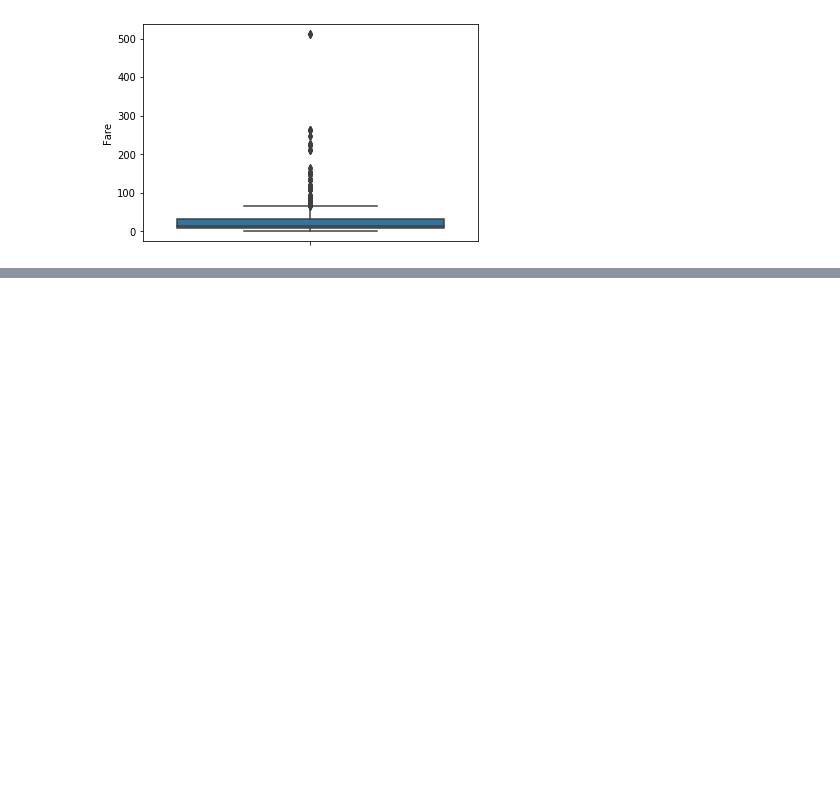
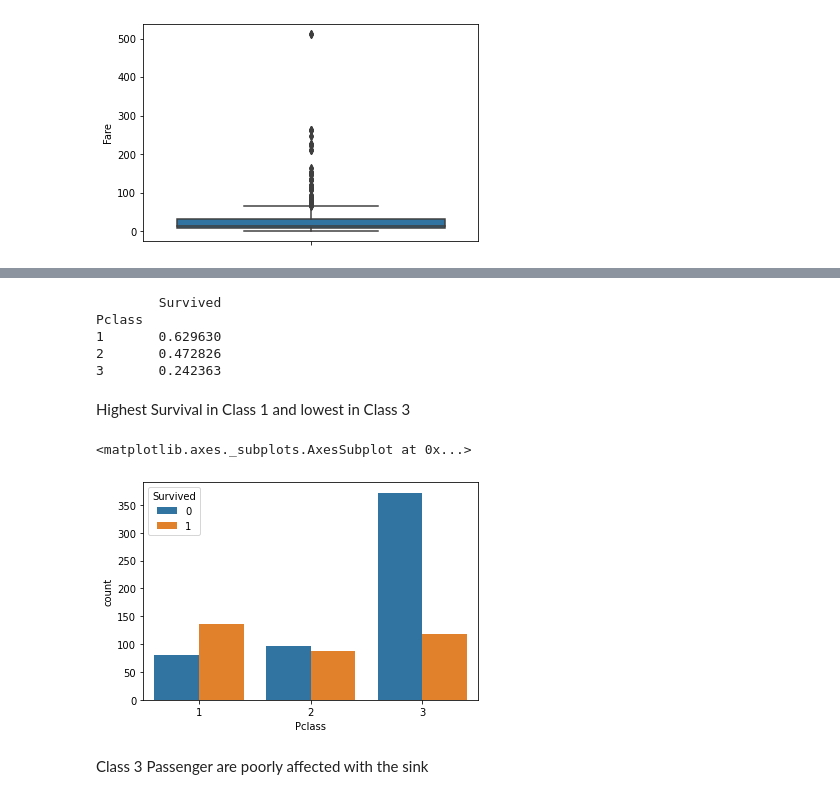
Before and after one commit to skpyahoo/TitanicDataSet_ML, a Jupyter notebook: Titanic_Model.ipynb, the cells around one changed output, grey strips where cells are left out. Drawn from its saved outputs; the diff is of its cells as text; code cells hidden in the pictures; blank space fills up the shorter version.

```diff
--- a/Titanic_Model.ipynb
+++ b/Titanic_Model.ipynb
@@ -620,0 +670,18 @@ sns.boxplot(y=train_set['Fare'])
+# %%
+#Check the Survival rate by Paasaenger Class
+print(train_set [['Pclass','Survived']].groupby('Pclass').mean())
+# %% [output]
+        Survived
+Pclass
+1       0.629630
+2       0.472826
+3       0.242363
+# %% [markdown]
+Highest Survival in Class 1 and lowest in Class 3
+# %%
+sns.countplot(x="Pclass", hue="Survived", data=train_set)
+# %% [output]
+<matplotlib.axes._subplots.AxesSubplot at 0x...>
+[figure, added]
+# %% [markdown]
+Class 3 Passenger are poorly affected with the sink
```
Also changed, not shown: parts of 23 cells of this notebook.
